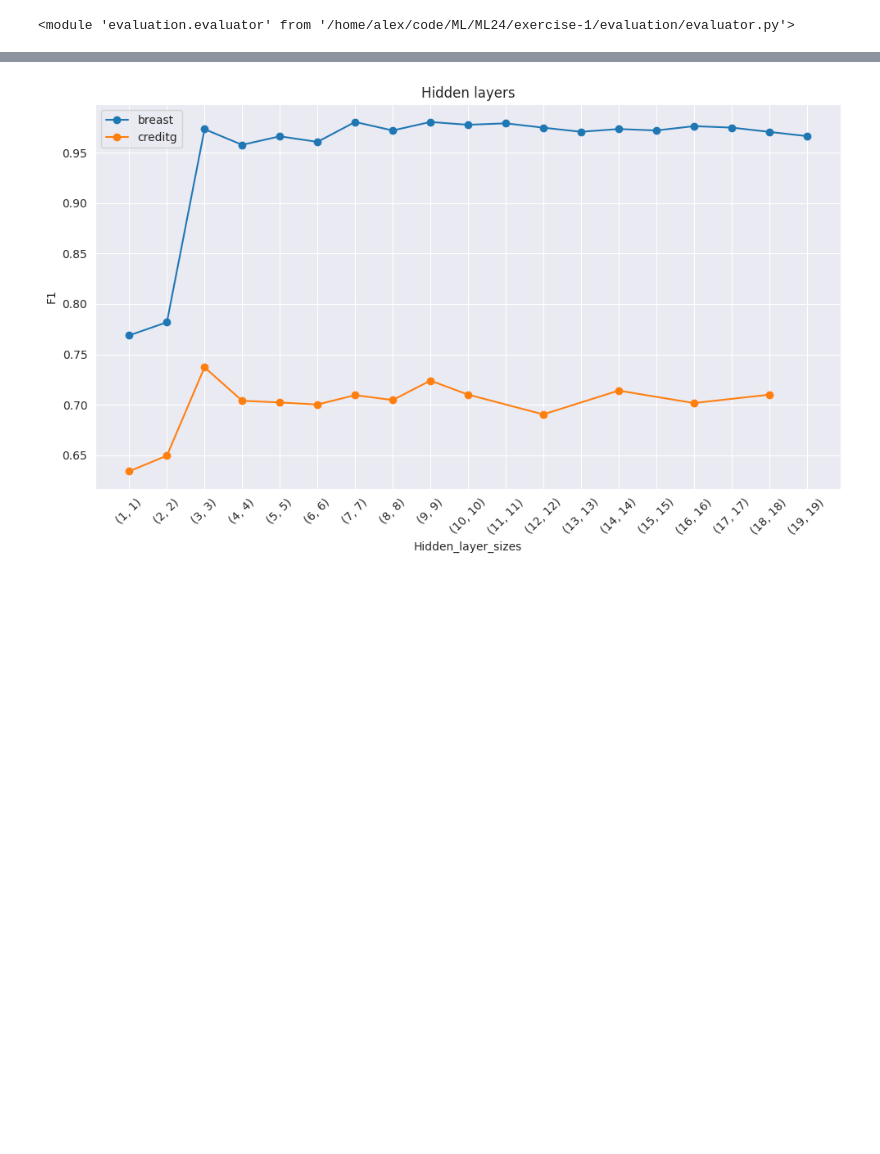
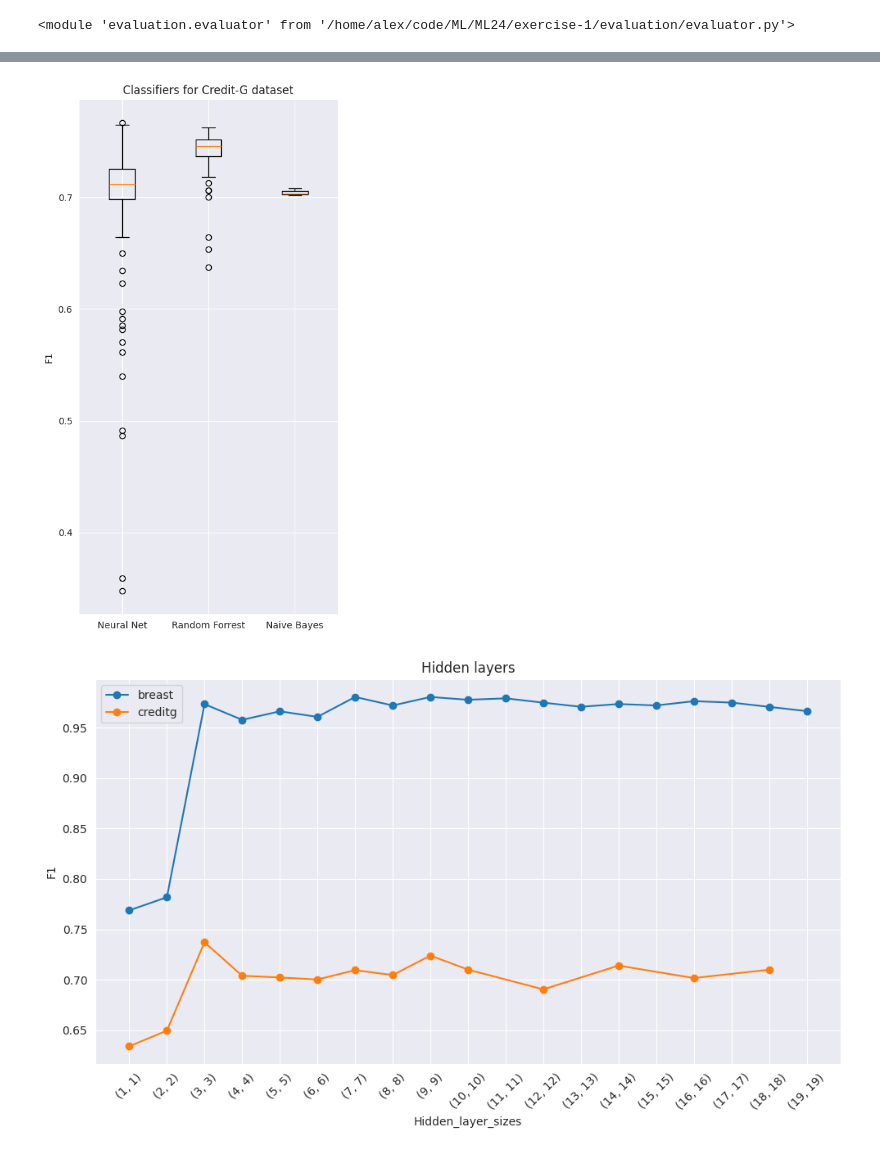
Before and after one commit to Maustrian3/ML24, a Jupyter notebook: exercise-1/combined_plots.ipynb, the cells around one changed output, grey strips where cells are left out. Drawn from its saved outputs; the diff is of its cells as text; code cells hidden in the pictures; blank space fills up the shorter version.

```diff
--- a/exercise-1/combined_plots.ipynb
+++ b/exercise-1/combined_plots.ipynb
@@ -12,6 +34,27 @@ with open('breast_results.pkl', 'rb') as f:
 # %%
 with open('creditg_results.pkl', 'rb') as f:
     combined_results_creditg = pickle.load(f)
+
+evaluator.draw_diagrams_per_dataset(
+    {"Neural Net": {
+           'nn_learning_rate': combined_results_creditg['nn_learning_rate'],
+    'nn_hidden_layer': combined_results_creditg['nn_hidden_layer'],
+    'nn_max_iter': combined_results_creditg['nn_max_iter'],
+    'nn_hidden_layer_deep': combined_results_creditg['nn_hidden_layer_deep'],
+    'act_function': combined_results_creditg['act_function'],
+    },
+        "Random Forrest": {
+        'rf_n_estimators': combined_results_creditg['rf_n_estimators'],
+        'rf_criterion': combined_results_creditg['rf_criterion'],
+        },
+        "Naive Bayes": {
+        'bayes_results': combined_results_creditg['bayes_results'],
+        },
+},
+    title="Classifiers for Credit-G dataset"
+)
+# %% [output]
+[figure, added]
 # %%
 nn_hidden_layer ={
     "breast": combined_results_breast["nn_hidden_layer"],
```
Also changed, not shown: parts of 1 cell of this notebook, 1 other file.
